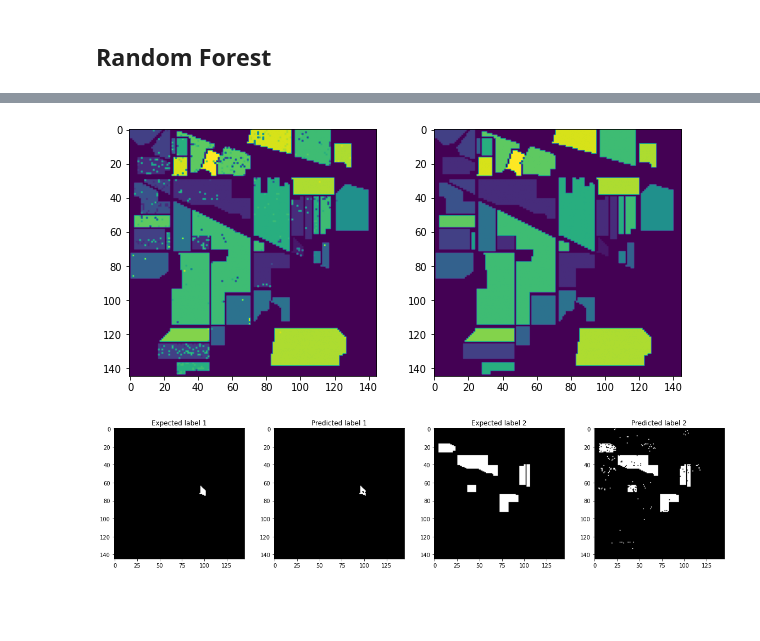
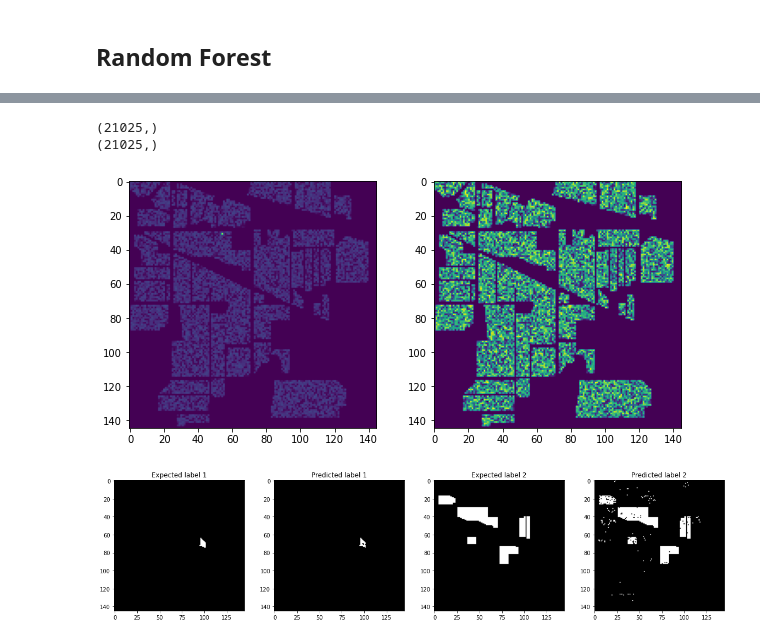
Before and after one commit to SabineHU/projet-IML, a Jupyter notebook: src/supervised_random_forest_classifier.ipynb, the cells around one changed output, grey strips where cells are left out. Cells and saved outputs as stored; diff of their text form; code cells hidden in the pictures; blank space fills up the shorter version.

```diff
--- a/src/supervised_random_forest_classifier.ipynb
+++ b/src/supervised_random_forest_classifier.ipynb
@@ -291,2 +329,0 @@ preds = np.hstack((preds_test, preds_train))
-# %%
-labels = np.hstack((y_test_indiana, y_train_indiana))
@@ -308,0 +330,23 @@ pred_img = pred_img.reshape((indiana_img.shape[0], indiana_img.shape[1]))
+# %%
+sum_train = 0
+sum_test = 0
+preds_indiana = np.empty([])
+
+y_indiana_labels = np.array([])
+
+for cluster in labels:
+    idx = int(count[cluster] * 0.75)
+
+    preds_indiana = np.hstack((preds_indiana, preds_train[sum_train:sum_train+idx]))
+    preds_indiana = np.hstack((preds_indiana, preds_test[sum_test:sum_test+(count[cluster] - idx)]))
+
+    y_indiana_labels = np.hstack((y_indiana_labels, y_train_indiana_labels[sum_train:sum_train+idx]))
+    y_indiana_labels = np.hstack((y_indiana_labels, y_test_indiana_labels[sum_test:sum_test+(count[cluster] - idx)]))
+
+    print("Cluster: {}".format(cluster))
+    print("Nb total samples: {}".format(count[cluster]))
+    print("Nb samples train: {}".format(idx))
+    print("Nb samples test: {}".format(count[cluster] - idx))
+    print("---------------")
+    sum_train += idx
+    sum_test += count[cluster] - idx
@@ -309,9 +371,25 @@ pred_img = pred_img.reshape((indiana_img.shape[0], indiana_img.shape[1]))
+# %%
+# unshuffle
+preds_img = np.zeros((indiana_img.shape[0] * indiana_img.shape[1]))
+# TODO
+preds_img[X_indiana_idx] = preds_indiana[unmapping_shuffle.astype(int)]
+
+label_img = np.zeros((indiana_img.shape[0] * indiana_img.shape[1]))
+# TODO
+label_img[X_indiana_idx] = y_indiana_labels[unmapping_shuffle.astype(int)]
+# %%
+print(preds_img.shape)
+print(label_img.shape)
+# %% [output]
+(21025,)
+(21025,)
 # %%
-labels_img = labels_img.reshape((indiana_img.shape[0], indiana_img.shape[1]))
+preds_img = preds_img.reshape((indiana_img.shape[0], indiana_img.shape[1]))
+label_img = label_img.reshape((indiana_img.shape[0], indiana_img.shape[1]))
 # %%
-plot_two_figures(pred_img, labels_img)
+plot_two_figures(preds_img, label_img)
 # %% [output]
-[figure, old version]
+[figure, new version]
 # %%
 plot_each_labels(labels_img, pred_img, n_cluster_indiana, figsize=(20, 20), cmap='gray')
 # %% [output]
```
Also changed, not shown: parts of 30 cells of this notebook.
